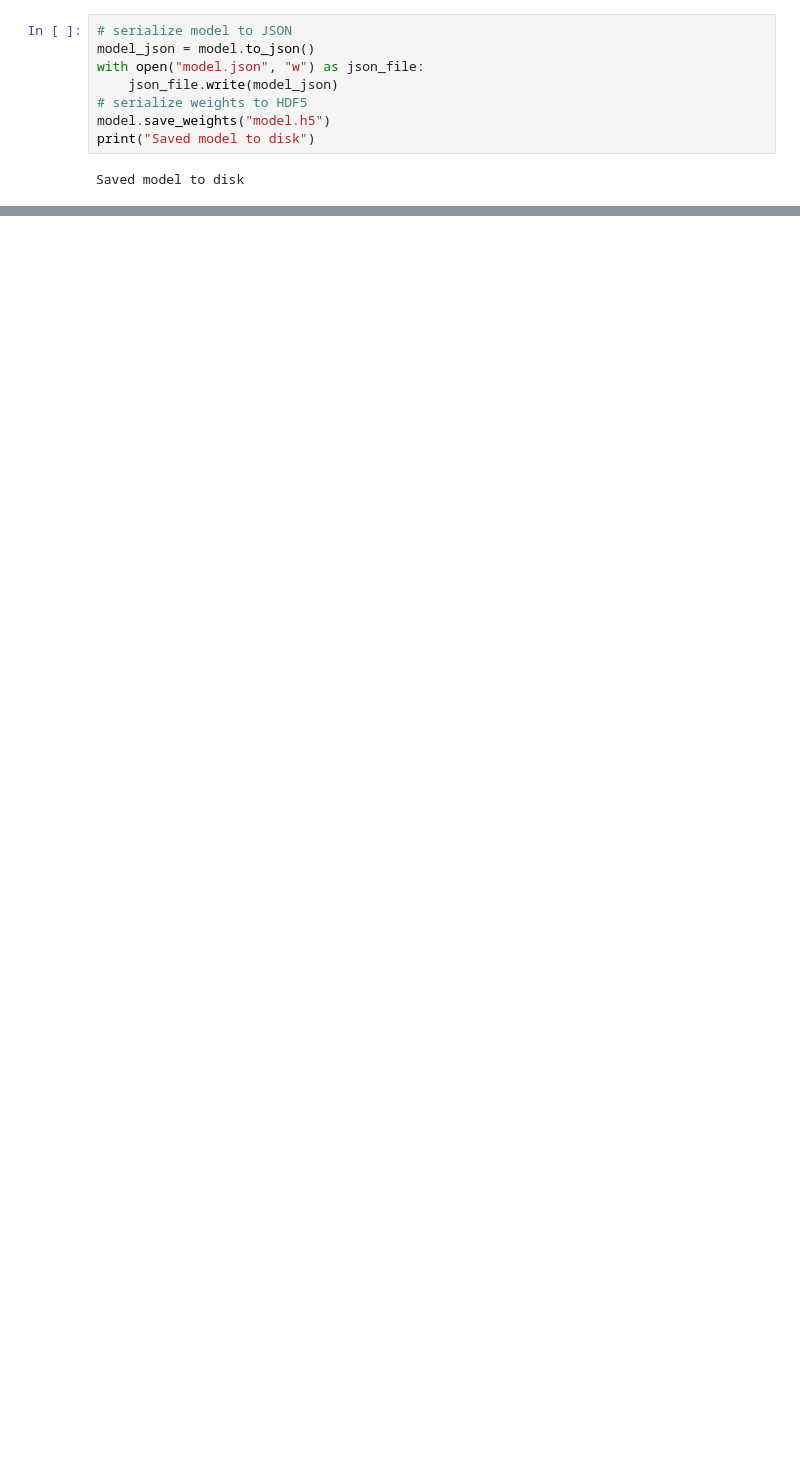
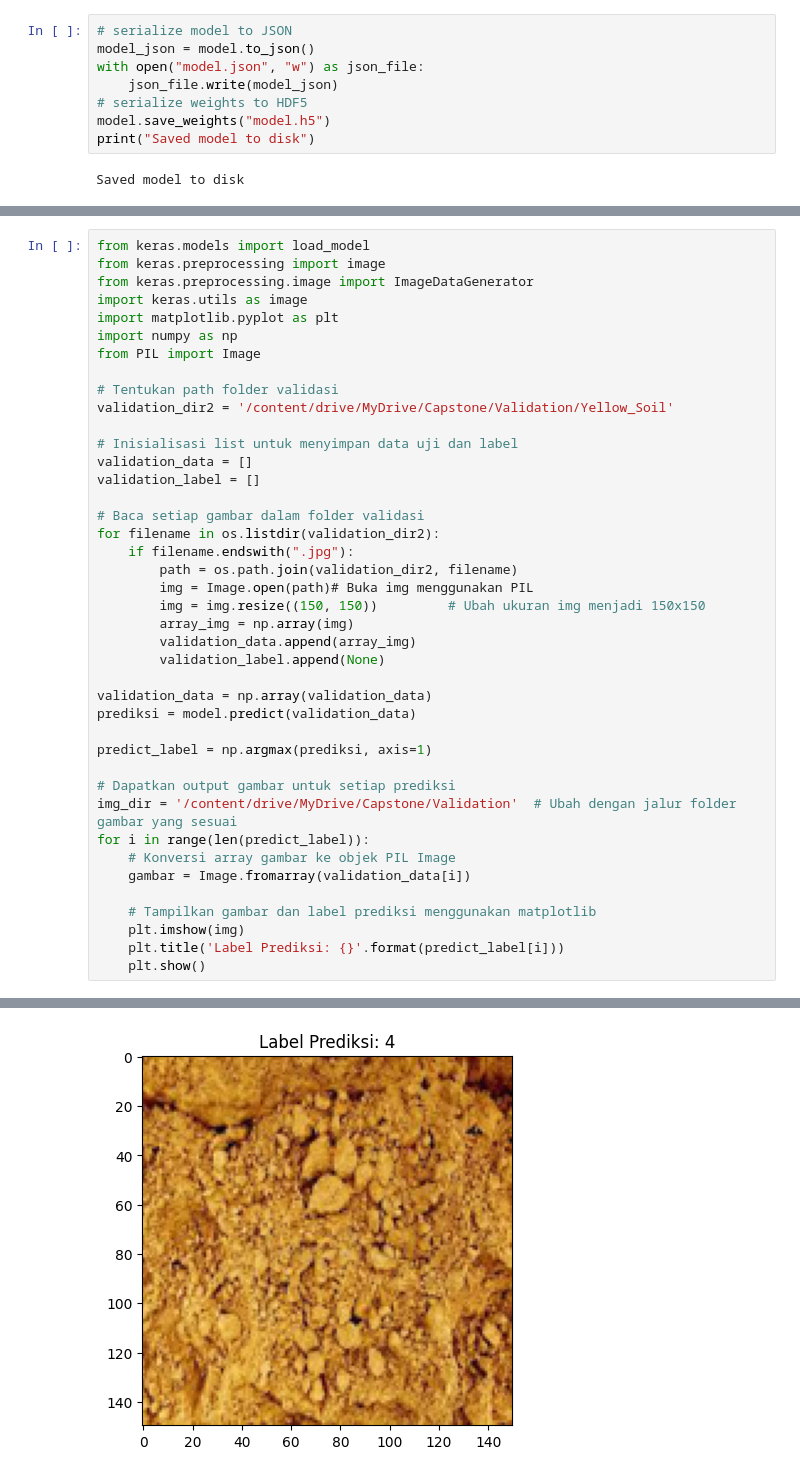
Before and after one commit to NizarArdansyah/Capstone-Project-Machine-Learning, a Jupyter notebook: Model_Tanah.ipynb, the cells around one changed output, grey strips where cells are left out. Saved outputs shown, nothing was run; the diff lists cells and outputs as text; blank space fills up the shorter version.

Commit message:
init Transfer learning model evaluation and make prediction

```diff
--- a/Model_Tanah.ipynb
+++ b/Model_Tanah.ipynb
@@ -285,0 +388,42 @@ Saved model to disk
+# %%
+from keras.models import load_model
+from keras.preprocessing import image
+from keras.preprocessing.image import ImageDataGenerator
+import keras.utils as image
+import matplotlib.pyplot as plt
+import numpy as np
+from PIL import Image
+
+# Tentukan path folder validasi
+validation_dir2 = '/content/drive/MyDrive/Capstone/Validation/Yellow_Soil'
+
+# Inisialisasi list untuk menyimpan data uji dan label
+validation_data = []
+validation_label = []
+
+# Baca setiap gambar dalam folder validasi
+for filename in os.listdir(validation_dir2):
+    if filename.endswith(".jpg"):
+        path = os.path.join(validation_dir2, filename)
+        img = Image.open(path)# Buka img menggunakan PIL
+        img = img.resize((150, 150))         # Ubah ukuran img menjadi 150x150
+        array_img = np.array(img)
+        validation_data.append(array_img)
+        validation_label.append(None)
+
+validation_data = np.array(validation_data)
+prediksi = model.predict(validation_data)
+
+predict_label = np.argmax(prediksi, axis=1)
+
+# Dapatkan output gambar untuk setiap prediksi
+img_dir = '/content/drive/MyDrive/Capstone/Validation'  # Ubah dengan jalur folder gambar yang sesuai
+for i in range(len(predict_label)):
+    # Konversi array gambar ke objek PIL Image
+    gambar = Image.fromarray(validation_data[i])
+
+    # Tampilkan gambar dan label prediksi menggunakan matplotlib
+    plt.imshow(img)
+    plt.title('Label Prediksi: {}'.format(predict_label[i]))
+    plt.show()
+# %% [output]
@@ -285,0 +431 @@ Saved model to disk
+[figure, added]
```
Also changed, not shown: parts of 11 cells of this notebook.
